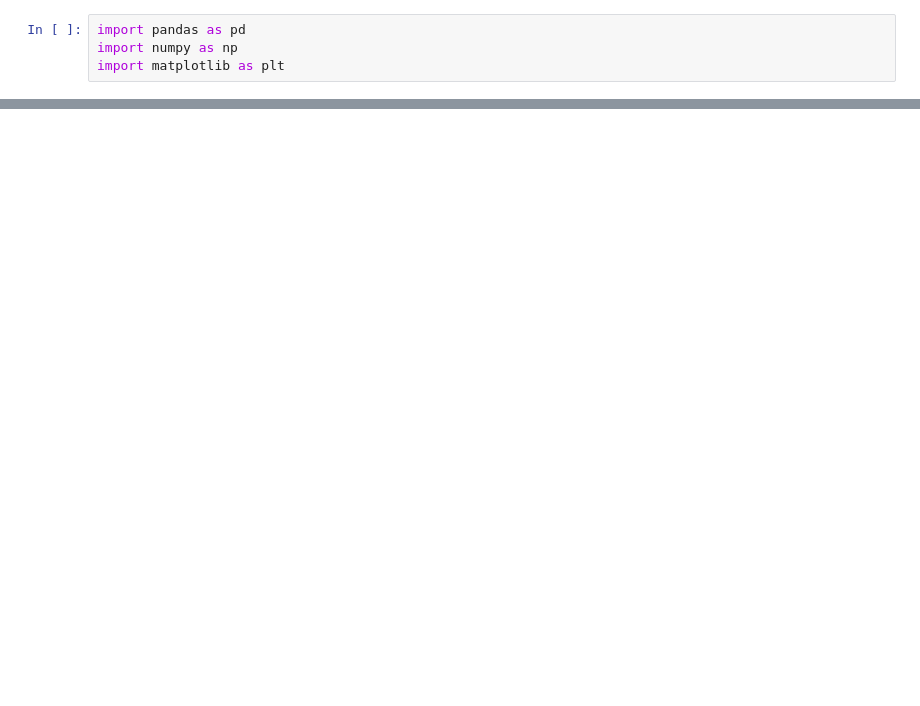
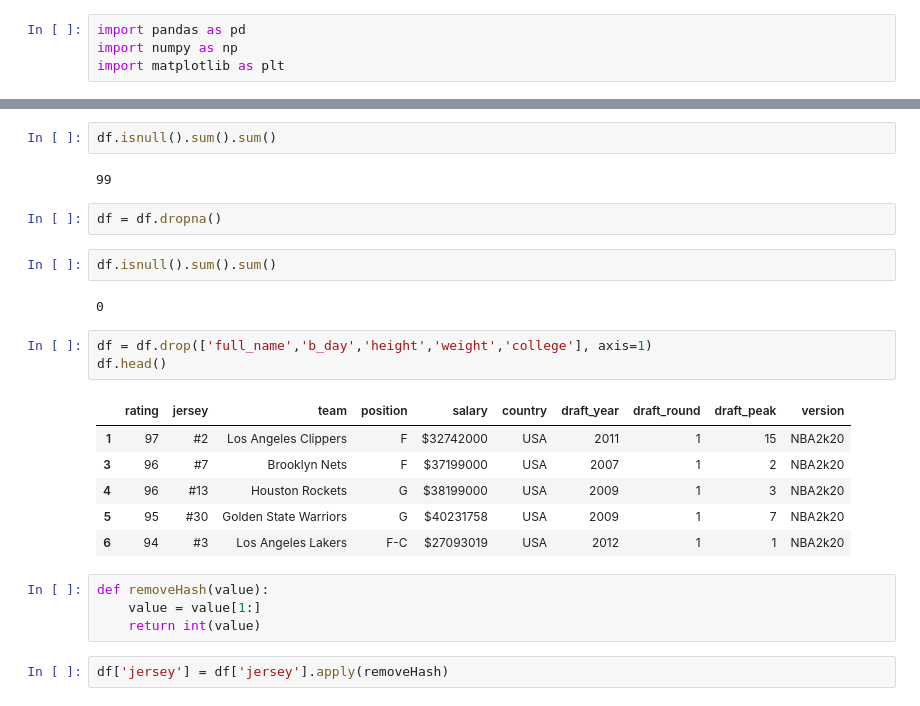
Before and after one commit to sauravsinha007/player_salary_prediction, a Jupyter notebook: player_salary_prediction.ipynb, the cells around one changed output, grey strips where cells are left out. Saved outputs shown, nothing was run; the diff lists cells and outputs as text; blank space fills up the shorter version.

```diff
--- a/player_salary_prediction.ipynb
+++ b/player_salary_prediction.ipynb
@@ -14,0 +74,26 @@ df.head()
+# %%
+df.isnull().sum().sum()
+# %% [output]
+99
+# %%
+df = df.dropna()
+# %%
+df.isnull().sum().sum()
+# %% [output]
+0
+# %%
+df = df.drop(['full_name','b_day','height','weight','college'], axis=1)
+df.head()
+# %% [output]
+|  | rating | jersey | team | position | salary | country | draft_year | draft_round | draft_peak | version |
+| 1 | 97 | #2 | Los Angeles Clippers | F | $32742000 | USA | 2011 | 1 | 15 | NBA2k20 |
+| 3 | 96 | #7 | Brooklyn Nets | F | $37199000 | USA | 2007 | 1 | 2 | NBA2k20 |
+| 4 | 96 | #13 | Houston Rockets | G | $38199000 | USA | 2009 | 1 | 3 | NBA2k20 |
+| 5 | 95 | #30 | Golden State Warriors | G | $40231758 | USA | 2009 | 1 | 7 | NBA2k20 |
+| 6 | 94 | #3 | Los Angeles Lakers | F-C | $27093019 | USA | 2012 | 1 | 1 | NBA2k20 |
+# %%
+def removeHash(value):
+    value = value[1:]
+    return int(value)
+# %%
+df['jersey'] = df['jersey'].apply(removeHash)
```
Also changed, not shown: parts of 30 cells of this notebook.
